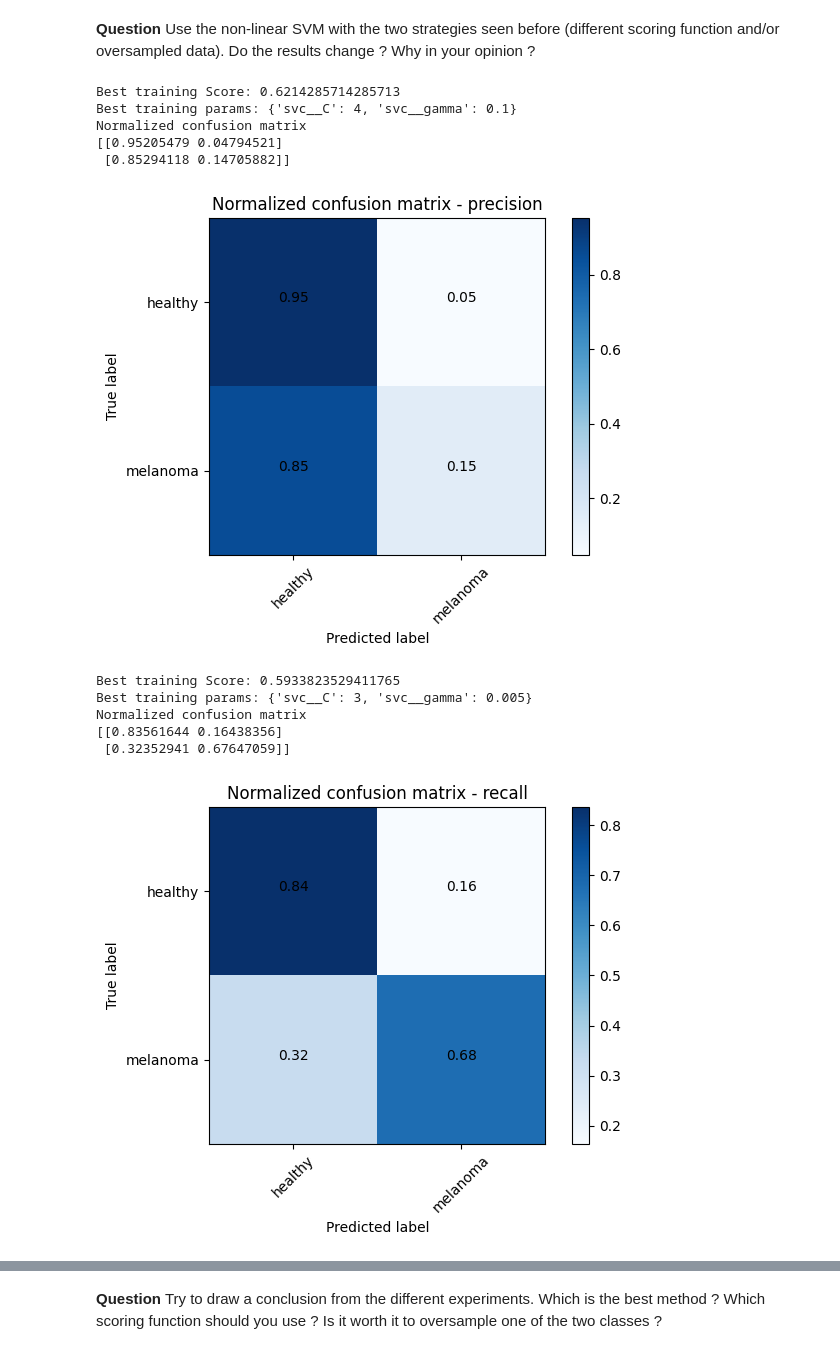
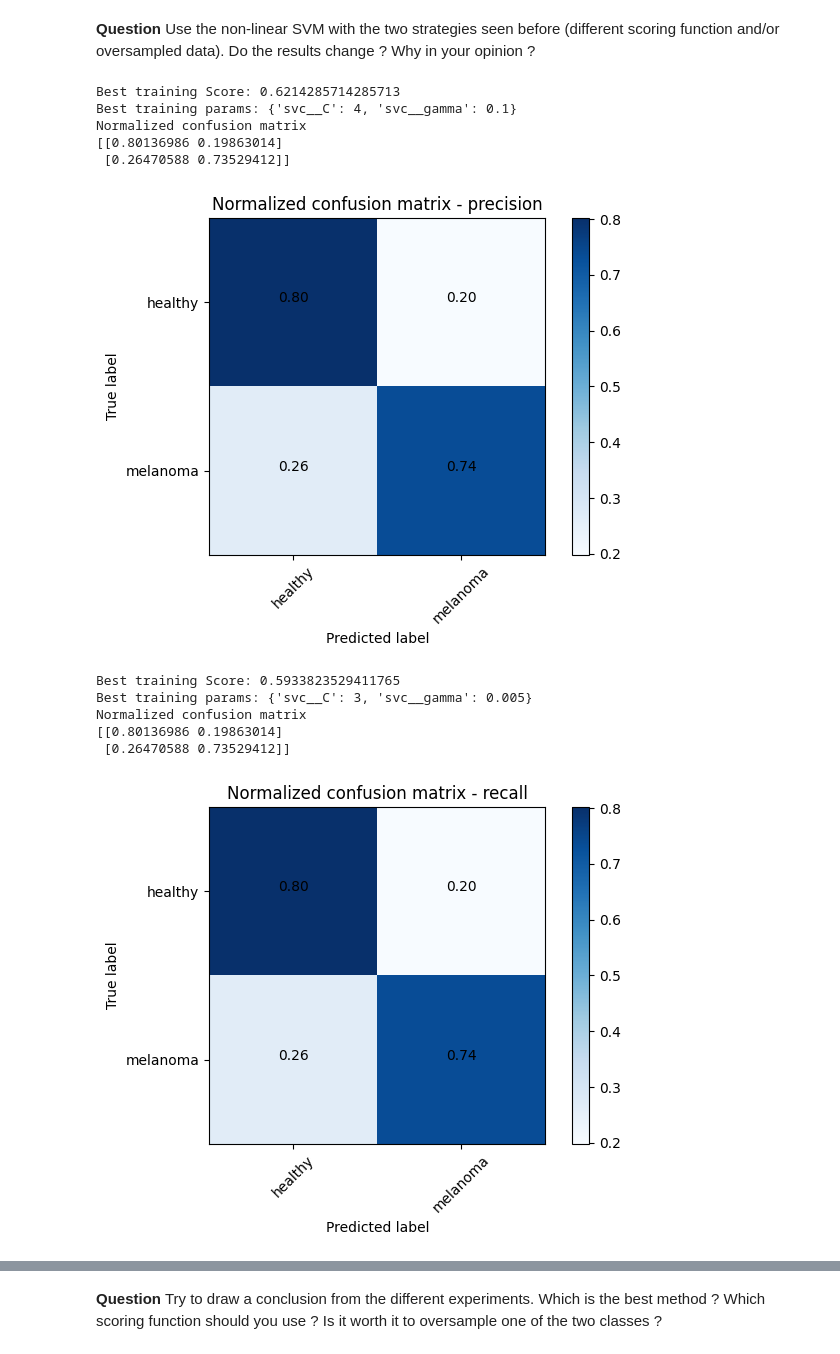
Before and after one commit to dftorresro/IMA205_TP4_SVM, a Jupyter notebook: TP_SVM-CASTANEDA.ipynb, the cells around one changed output, grey strips where cells are left out. Drawn from its saved outputs; the diff is of its cells as text; code cells hidden in the pictures.

```diff
--- a/TP_SVM.ipynb
+++ b/TP_SVM-CASTANEDA.ipynb
@@ -355,7 +361,8 @@ grid_KNN = GridSearchCV(estimator=neigh, param_grid=p_grid_KNN, scoring="accurac
 grid_KNN.fit(X_train, y_train)
 print("Best training Score: {}".format(grid_KNN.best_score_))
 print("Best training params: {}".format(grid_KNN.best_params_))
-y_pred = grid_KNN.predict(X_test)
+best_estimator = grid_KNN.best_estimator_
+y_pred = best_estimator.predict(X_test)
 
 # Compute confusion matrix
 cnf_matrix = confusion_matrix(y_test, y_pred)
@@ -390,7 +403,8 @@ for scoring in scoring:
     grid_KNN.fit(X_train, y_train)
     print("Best training Score: {}".format(grid_KNN.best_score_))
     print("Best training params: {}".format(grid_KNN.best_params_))
-    y_pred = grid_KNN.predict(X_test)
+    best_estimator = grid_KNN.best_estimator_
+    y_pred = best_estimator.predict(X_test)
 
     # Compute confusion matrix
     cnf_matrix = confusion_matrix(y_test, y_pred)
@@ -710,7 +769,8 @@ grid_nlsvm = GridSearchCV(estimator=NLsvm, param_grid=p_grid_nlsvm, scoring="acc
 grid_nlsvm.fit(X_train, y_train)
 print("Best training Score: {}".format(grid_nlsvm.best_score_))
 print("Best training params: {}".format(grid_nlsvm.best_params_))
-y_pred = grid_nlsvm.predict(X_test)
+best_estimator = grid_lsvm.best_estimator_
+y_pred = best_estimator.predict(X_test)
 
 # Compute confusion matrix
 cnf_matrix = confusion_matrix(y_test, y_pred)
@@ -733,39 +793,40 @@ Normalized confusion matrix
 # %%
 # Non-linear SVM with different scoring metrics
 scoring = {'precision': 'precision',
            'recall': 'recall',
            'f1': 'f1',
            'average_precision': 'average_precision',
             'roc_auc': 'roc_auc'}
 
 for scoring in scoring:
     grid_nlsvm = GridSearchCV(estimator=NLsvm, param_grid=p_grid_nlsvm, scoring=scoring, cv=5)
     grid_nlsvm.fit(X_train, y_train)
     print("Best training Score: {}".format(grid_nlsvm.best_score_))
     print("Best training params: {}".format(grid_nlsvm.best_params_))
-    y_pred = grid_nlsvm.predict(X_test)
+    best_estimator = grid_lsvm.best_estimator_
+    y_pred = best_estimator.predict(X_test)
 
     # Compute confusion matrix
     cnf_matrix = confusion_matrix(y_test, y_pred)
 
     # Plot normalized confusion matrix
     plt.figure()
     plot_confusion_matrix(cnf_matrix, classes=class_names, normalize=True,
                           title='Normalized confusion matrix - {}'.format(scoring))
     plt.show()
 # %% [output]
 Best training Score: 0.6214285714285713
 Best training params: {'svc__C': 4, 'svc__gamma': 0.1}
 Normalized confusion matrix
-[[0.95205479 0.04794521]
- [0.85294118 0.14705882]]
+[[0.80136986 0.19863014]
+ [0.26470588 0.73529412]]
-[figure, old version]
+[figure, new version]
 Best training Score: 0.5933823529411765
 Best training params: {'svc__C': 3, 'svc__gamma': 0.005}
 Normalized confusion matrix
-[[0.83561644 0.16438356]
- [0.32352941 0.67647059]]
+[[0.80136986 0.19863014]
+ [0.26470588 0.73529412]]
-[figure, old version]
+[figure, new version]
 Best training Score: 0.5061294675895694
 Best training params: {'svc__C': 7, 'svc__gamma': 0.01}
 Normalized confusion matrix
```
Also changed, not shown: parts of 18 cells of this notebook.
